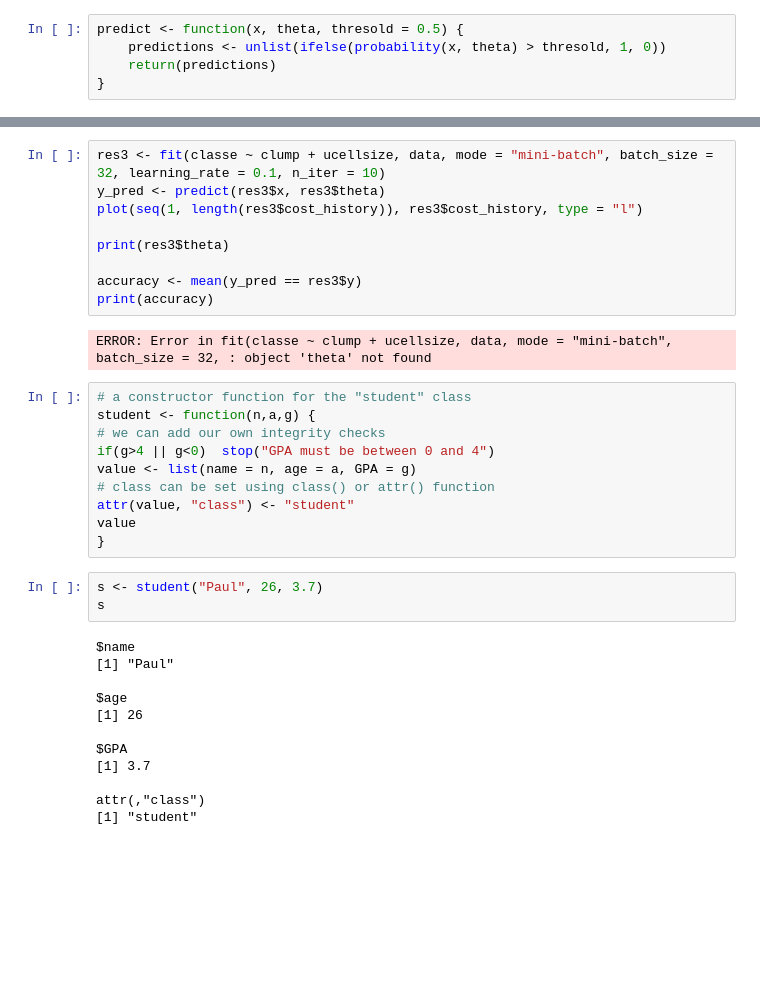
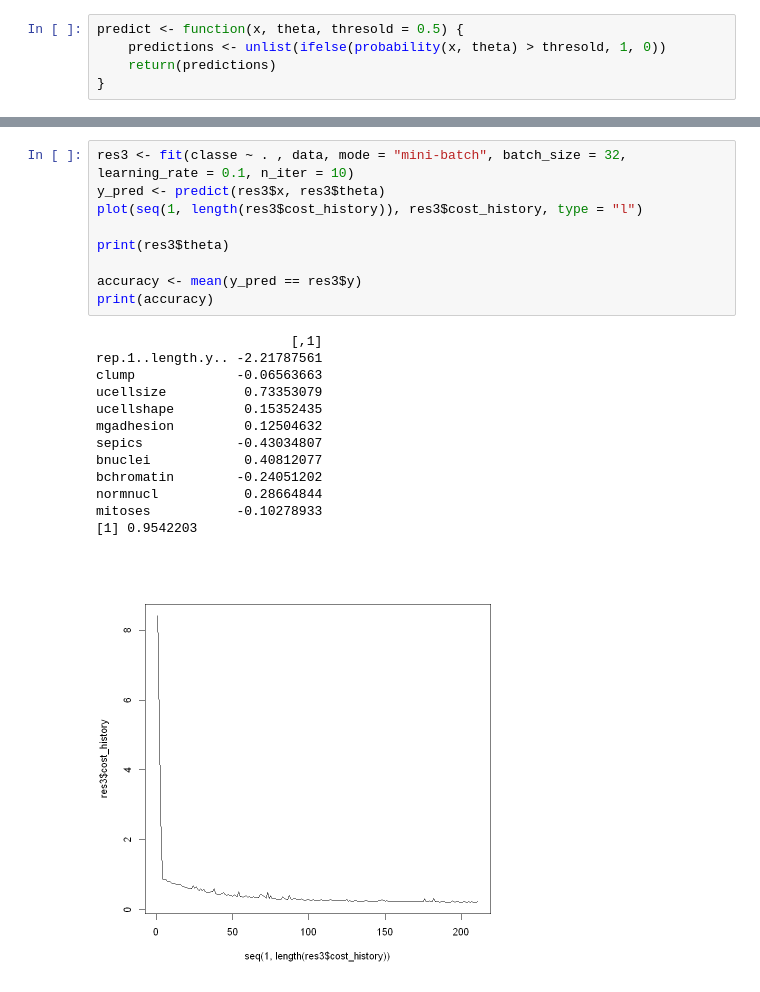
Before and after one commit to RomainDudoit/M2_RPackage, a Jupyter notebook: Notebook.ipynb, the cells around one changed output, grey strips where cells are left out. Drawn from its saved outputs; the diff is of its cells as text; blank space fills up the shorter version.

```diff
--- a/Notebook.ipynb
+++ b/Notebook.ipynb
@@ -313,36 +346,23 @@ ERROR: Error in fit(classe ~ clump + ucellsize, data, mode = "batch", batch_size
 # %%
-res3 <- fit(classe ~ clump + ucellsize, data, mode = "mini-batch", batch_size = 32, learning_rate = 0.1, n_iter = 10)
+res3 <- fit(classe ~ . , data, mode = "mini-batch", batch_size = 32, learning_rate = 0.1, n_iter = 10)
 y_pred <- predict(res3$x, res3$theta)
 plot(seq(1, length(res3$cost_history)), res3$cost_history, type = "l")
 
 print(res3$theta)
 
 accuracy <- mean(y_pred == res3$y)
 print(accuracy)
 # %% [output]
-ERROR: Error in fit(classe ~ clump + ucellsize, data, mode = "mini-batch", batch_size = 32, : object 'theta' not found
+                         [,1]
+rep.1..length.y.. -2.21787561
+clump             -0.06563663
+ucellsize          0.73353079
+ucellshape         0.15352435
+mgadhesion         0.12504632
+sepics            -0.43034807
+bnuclei            0.40812077
+bchromatin        -0.24051202
+normnucl           0.28664844
+mitoses           -0.10278933
+[1] 0.9542203
+[figure, added]
-# %%
-# a constructor function for the "student" class
-student <- function(n,a,g) {
-# we can add our own integrity checks
-if(g>4 || g<0)  stop("GPA must be between 0 and 4")
-value <- list(name = n, age = a, GPA = g)
-# class can be set using class() or attr() function
-attr(value, "class") <- "student"
-value
-}
-# %%
-s <- student("Paul", 26, 3.7)
-s
-# %% [output]
-$name
-[1] "Paul"
-
-$age
-[1] 26
-
-$GPA
-[1] 3.7
-
-attr(,"class")
-[1] "student"
```
Also changed, not shown: parts of 19 cells of this notebook.
